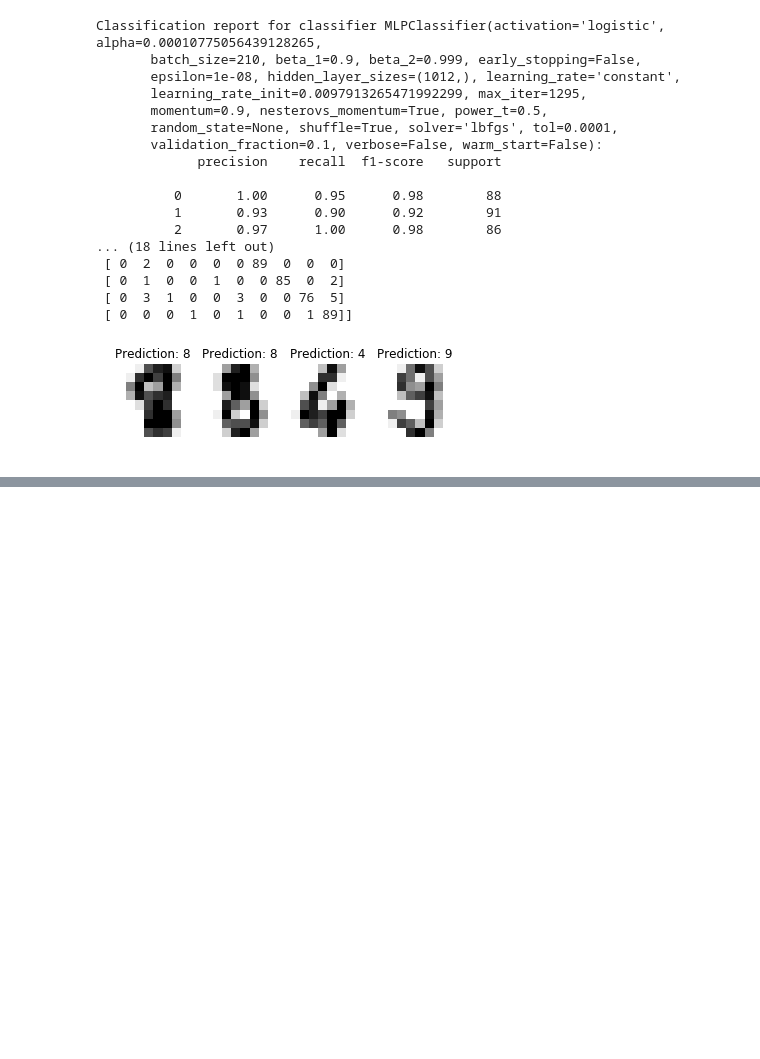
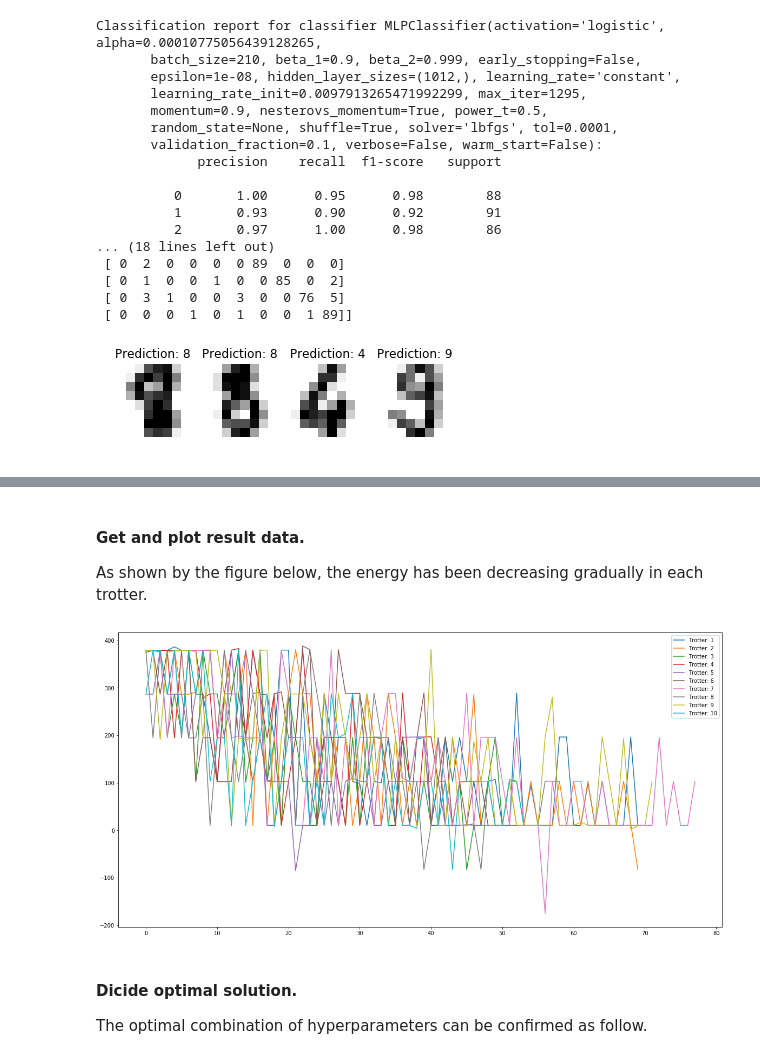
Before and after one commit to accel-brain/accel-brain-code, a Jupyter notebook: Reinforcement-Learning/annealing_hand_written_digits.ipynb, the cells around one changed output, grey strips where cells are left out. Cells and saved outputs as stored; diff of their text form; code cells hidden in the pictures; blank space fills up the shorter version.

```diff
--- a/Reinforcement-Learning/annealing_hand_written_digits.ipynb
+++ b/Reinforcement-Learning/annealing_hand_written_digits.ipynb
@@ -534,0 +635,19 @@ Classification report for classifier MLPClassifier(activation='logistic', alpha=
+# %%
+from pyqlearning.annealingmodel.quantum_monte_carlo import QuantumMonteCarlo
+from pyqlearning.annealingmodel.distancecomputable.cost_as_distance import CostAsDistance
+
+cost_funtionable = DigitClfCost()
+distance_computable = CostAsDistance(params_arr, cost_funtionable)
+
+annealing_model = QuantumMonteCarlo(
+    distance_computable=distance_computable,
+    cycles_num=100,
+    inverse_temperature_beta=0.1,
+    gammma=1.0,
+    fractional_reduction=0.99,
+    trotter_dimention=10,
+    mc_step=100,
+    point_num=100,
+    spin_arr=None,
+    tolerance_diff_e=0.01
+)
@@ -534,0 +656,20 @@ Classification report for classifier MLPClassifier(activation='logistic', alpha=
+# %% [markdown]
+#### Get and plot result data.
+
+As shown by the figure below, the energy has been decreasing gradually in each trotter.
+# %%
+import matplotlib.pyplot as plt
+fig = plt.figure(figsize=(20, 10))
+for i in range(10):
+    plt.plot(
+        annealing_model.predicted_log_arr[annealing_model.predicted_log_arr[:, 0] == i][:, 5],
+        label="Trotter: " + str(i+1)
+    )
+plt.legend()
+plt.show()
+plt.close()
+# %% [output]
+[figure, added]
+# %% [markdown]
+#### Dicide optimal solution.
+The optimal combination of hyperparameters can be confirmed as follow.
```
Also changed, not shown: parts of 16 cells of this notebook.
